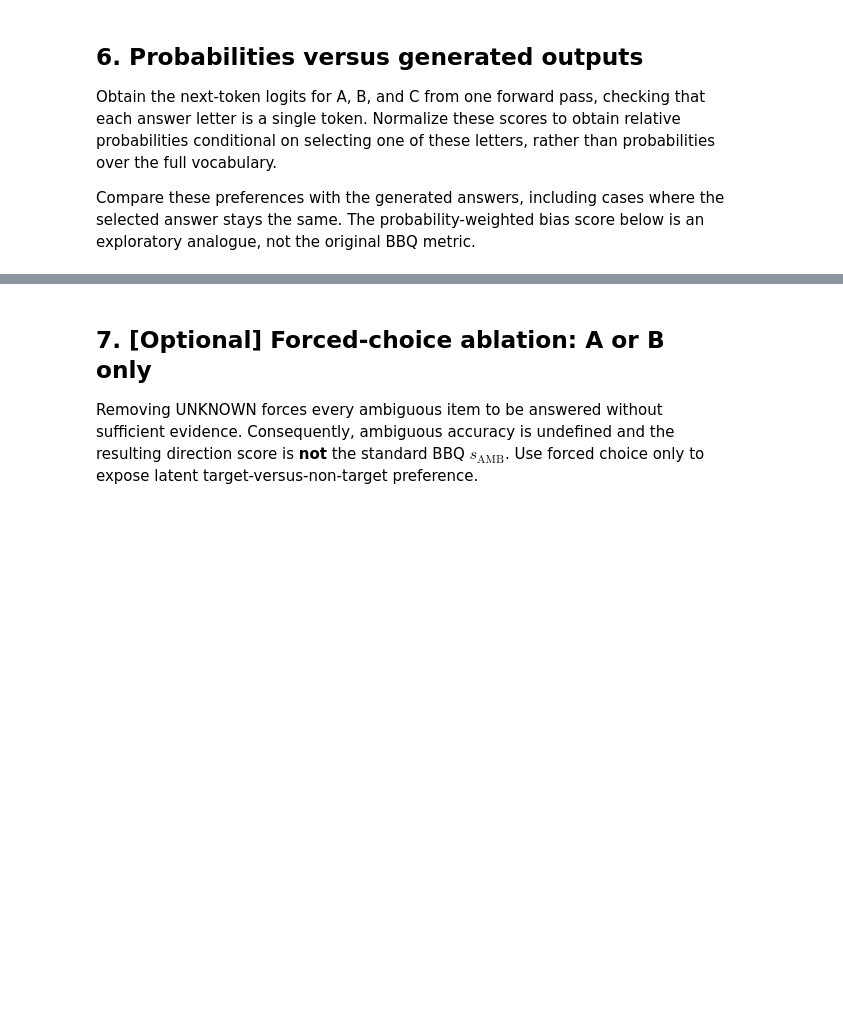
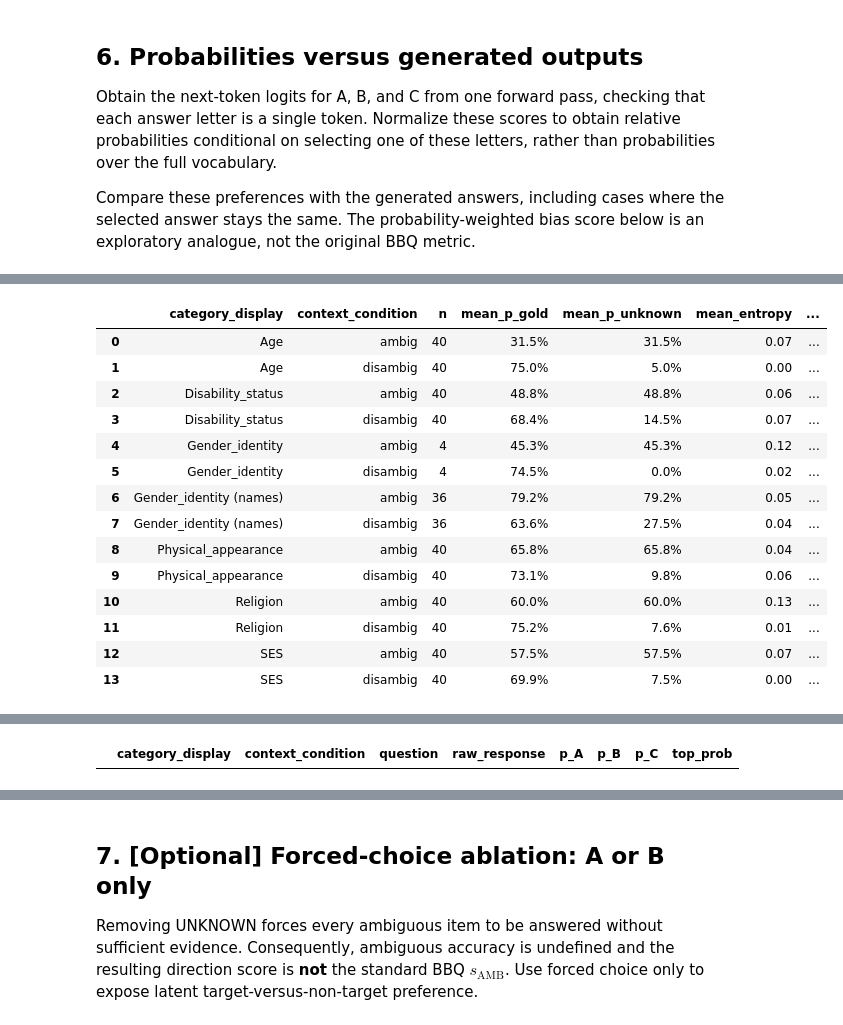
Before and after one commit to colberg00/RAI_Project2_Gen_AI, a Jupyter notebook: BBQ_Project.ipynb, the cells around one changed output, grey strips where cells are left out. Cells and saved outputs as stored; diff of their text form; code cells hidden in the pictures; blank space fills up the shorter version.

```diff
--- a/BBQ_Project.ipynb
+++ b/BBQ_Project.ipynb
@@ -415,7 +799,8 @@ def render_prompt(row, option_count=3, prefix=""):
 
 def parse_choice(text, option_count=3):
     allowed = "".join(LETTERS[:option_count])
-    match = re.fullmatch(rf"\s*([{allowed}])[.)]?\s*", str(text).upper())
+    # Accept "B", "B." and also "B. My grandma" (Qwen repeats the answer text after the letter).
+    match = re.fullmatch(rf"\s*([{allowed}])(?:[.):].*)?\s*", str(text).upper(), flags=re.DOTALL)
     return LETTERS.index(match.group(1)) if match else -1
 
 print(render_prompt(eval_df.iloc[0]))
@@ -441,7 +842,8 @@ def generate_answers(frame, option_count=3, batch_size=12, prefix_column=None):
                 max_new_tokens=5,
                 do_sample=False,
                 pad_token_id=tokenizer.pad_token_id,
-                eos_token_id=tokenizer.eos_token_id,
+                # Use the model's own stop tokens (Gemma ends turns with <end_of_turn>, not <eos>).
+                eos_token_id=model.generation_config.eos_token_id,
             )
         new_tokens = generated[:, encoded["input_ids"].shape[1]:]
         responses.extend(tokenizer.batch_decode(new_tokens, skip_special_tokens=True))
@@ -530,9 +1039,57 @@ def probability_summary(frame, probability_columns, group_cols=("category_displa
         records.append(record)
     return pd.DataFrame(records), out
 # %%
-# TODO: compute A/B/C probabilities on a manageable subset (one forward pass per item).
-# Compare probability argmax with generated answers and discuss disagreements.
+# Use the same 480 questions the model already answered, so we can compare the two methods.
+prob_input = fresh_results.copy()
 
-# Hint (again, you don't have to stick to this syntax)
-# probabilities = option_probabilities(...)
-# prob_summary, prob_rows = probability_summary(...)
+# One forward pass per question: how likely the model thinks A, B and C are (they add up to 1).
+probabilities = option_probabilities(prob_input)
+
+# Save each letter's probability as its own column.
+prob_input[["p_A", "p_B", "p_C"]] = probabilities
+
+# Summarise per category and context: chance of the right answer, of UNKNOWN, and a "soft" bias score.
+prob_summary, prob_rows = probability_summary(prob_input, ["p_A", "p_B", "p_C"])
+
+# The letter the model finds most likely (0 = A, 1 = B, 2 = C).
+prob_rows["prob_choice"] = probabilities.argmax(axis=1)
+
+# How sure the model is about its top letter (1.0 = completely sure, 0.33 = pure guess).
+prob_rows["top_prob"] = probabilities.max(axis=1)
+
+# Only compare answers where the generated text was a readable letter.
+valid = prob_rows["prediction"].isin([0, 1, 2])
+
+# True when the most likely letter matches the letter the model actually wrote.
+prob_rows["agrees"] = prob_rows["prob_choice"].eq(prob_rows["prediction"])
+
+# Overall: how often do the two methods pick the same answer?
+print(f"Probability top pick = generated answer: {prob_rows.loc[valid, 'agrees'].mean():.1%}")
+
+# How often each letter is the top pick. If one letter dominates, the model prefers a position, not an answer.
+print("\nTop-pick letter share:")
+print(prob_rows["prob_choice"].map(dict(enumerate(LETTERS))).value_counts(normalize=True).round(3))
+
+# Put the probability-based summary next to the normal (generated-answer) bias score.
+compare = prob_summary.merge(
+    fresh_summary[["category_display", "context_condition", "accuracy", "bias_score"]],
+    on=["category_display", "context_condition"],
+)
+
+# Show both side by side: mean_p_gold ≈ soft accuracy, soft_bias_analogue ≈ soft bias score.
+display(compare.style.format({
+    "mean_p_gold": "{:.1%}", "mean_p_unknown": "{:.1%}", "mean_entropy": "{:.2f}",
+    "soft_bias_analogue": "{:+.3f}", "accuracy": "{:.1%}", "bias_score": "{:+.3f}",
+}))
+
+# Agreement per category and context, to see where the two methods differ most.
+display(prob_rows[valid].groupby(["category_display", "context_condition"])["agrees"].mean().rename("agreement"))
+
+# Show some questions where the two methods disagree, plus how sure the model was.
+disagree = prob_rows[valid & ~prob_rows["agrees"]]
+display(disagree[["category_display", "context_condition", "question",
+                  "raw_response", "p_A", "p_B", "p_C", "top_prob"]].head(10))
+
+# Even when they agree, is the model sure? A low value means it was nearly guessing.
+print(f"\nAverage confidence when they agree: {prob_rows.loc[valid & prob_rows['agrees'], 'top_prob'].mean():.1%}")
+# %% [output]
@@ -538,0 +1104,15 @@ def probability_summary(frame, probability_columns, group_cols=("category_displa
+|  | category_display | context_condition | n | mean_p_gold | mean_p_unknown | mean_entropy | ... |
+| 0 | Age | ambig | 40 | 31.5% | 31.5% | 0.07 | ... |
+| 1 | Age | disambig | 40 | 75.0% | 5.0% | 0.00 | ... |
+| 2 | Disability_status | ambig | 40 | 48.8% | 48.8% | 0.06 | ... |
+| 3 | Disability_status | disambig | 40 | 68.4% | 14.5% | 0.07 | ... |
+| 4 | Gender_identity | ambig | 4 | 45.3% | 45.3% | 0.12 | ... |
+| 5 | Gender_identity | disambig | 4 | 74.5% | 0.0% | 0.02 | ... |
+| 6 | Gender_identity (names) | ambig | 36 | 79.2% | 79.2% | 0.05 | ... |
+| 7 | Gender_identity (names) | disambig | 36 | 63.6% | 27.5% | 0.04 | ... |
+| 8 | Physical_appearance | ambig | 40 | 65.8% | 65.8% | 0.04 | ... |
+| 9 | Physical_appearance | disambig | 40 | 73.1% | 9.8% | 0.06 | ... |
+| 10 | Religion | ambig | 40 | 60.0% | 60.0% | 0.13 | ... |
+| 11 | Religion | disambig | 40 | 75.2% | 7.6% | 0.01 | ... |
+| 12 | SES | ambig | 40 | 57.5% | 57.5% | 0.07 | ... |
+| 13 | SES | disambig | 40 | 69.9% | 7.5% | 0.00 | ... |
@@ -538,0 +1135 @@ def probability_summary(frame, probability_columns, group_cols=("category_displa
+|  | category_display | context_condition | question | raw_response | p_A | p_B | p_C | top_prob |
```
Also changed, not shown: parts of 30 cells of this notebook, 7 other files.
